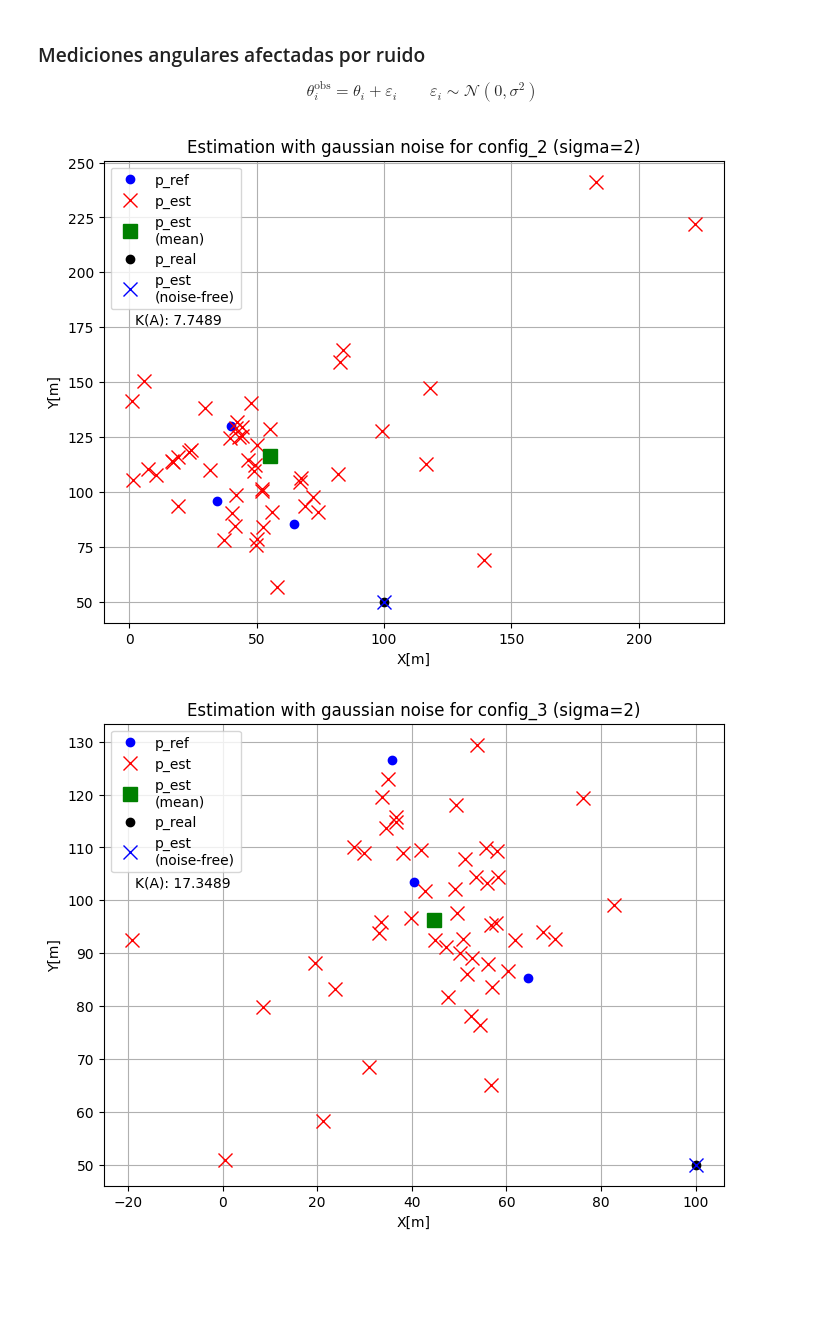
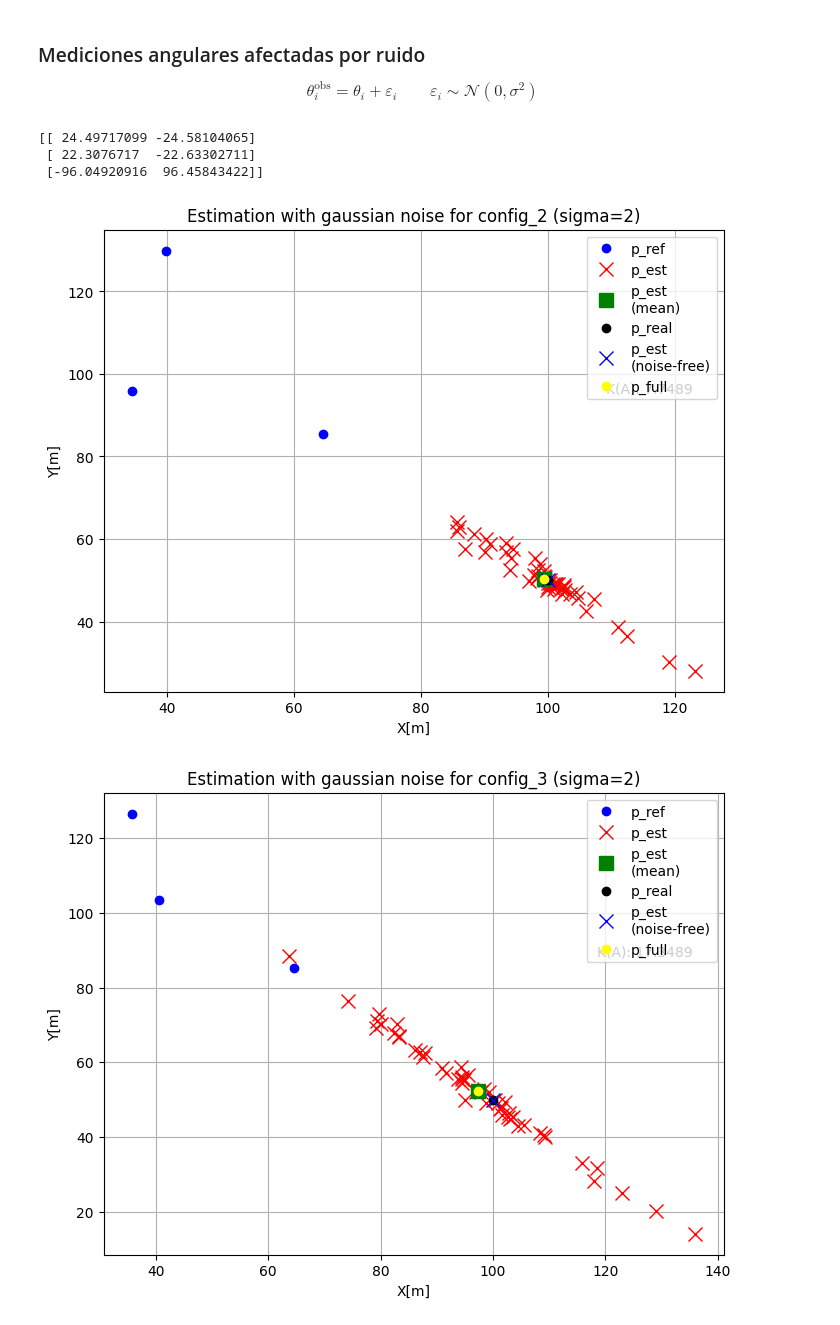
Before and after one commit to Alegarcia049/TP3_INFE, a Jupyter notebook: code.ipynb, the cells around one changed output. Cells and saved outputs as stored; diff of their text form; code cells hidden in the pictures; blank space fills up the shorter version.

```diff
--- a/code.ipynb
+++ b/code.ipynb
@@ -1,6 +1,8 @@
 # %%
 import numpy as np
 import matplotlib.pyplot as plt
+
+RNG = np.random.default_rng(42) # Random generator for reprodoctubility
 # %% [markdown]
 ## Data import
 # %%
@@ -81,8 +103,7 @@ $$ \kappa(A) = \frac{\sigma_{\max}(A)}{\sigma_{\min}(A)} $$
 def estimate_p(angles, positions):
     A = np.column_stack([np.cos(angles), -np.sin(angles)])    # Design matrix
     b = np.sum(A * positions, axis = 1) # Solutions for linear system
-    At = A.T
-    x = np.linalg.inv(At @ A) @ At @ b  # Least Squares solution
+    x, *_ = np.linalg.lstsq(A, b, rcond=None)  # Least Squares solution
     return  x, np.linalg.cond(A)
 # %% [markdown]
 # 2. Simulation
@@ -120,15 +203,15 @@ $$
 # %%
 # Introducing gaussian noise to reference points's coordinates
+SAMPLES = 50
 
-rng = np.random.default_rng(42) # Random generator for reprodoctubility
 sigmas = (2, 5, 10)
-estimations = np.zeros((3, 50, 2))
+estimations = np.zeros((3, SAMPLES, 2))
+full = np.zeros((3,2))
 for k in range(len(sigmas)):
-    noisy_sampling = np.tile(pos_1, (50, 1, 1))
-    noise = rng.normal(0, sigmas[k], size=(50, 3, 2))
-    noisy_sampling += noise
+    noisy_sampling = generate_gaussian_noisy_samples(pos_1, sigmas[k], SAMPLES, 0, RNG)
+    full[k], _ = estimate_p_batches(theta_1, noisy_sampling)
     for i in range(noisy_sampling.shape[0]):
-        x, cond = estimate_p(theta_1, noisy_sampling[i])
+        x, _ = estimate_p(theta_1, noisy_sampling[i])
         estimations[k, i] = x
 
 for i in range(estimations.shape[0]):
@@ -137,8 +220,9 @@ for i in range(estimations.shape[0]):
     plt.plot(estimations[i,:,0], estimations[i,:,1], 'x', markersize=10.0, color='red', label='p_est')
     plt.plot(np.mean(estimations[:,i,0]), np.mean(estimations[:,i,1]), 's', markersize=10.0, color='green', label='p_est\n(mean)')
     plt.plot(p[0], p[1], 'o', color='black', label='p_real')
+    plt.plot(full[i,0],full[i,1], 'o', color='yellow', label='p_full')
     plt.title(f'Estimation with gaussian noise config_1 (sigma={sigmas[i]})')
-    plt.legend(loc='upper left')
+    plt.legend(loc='upper right')
     plt.xlabel('X[m]')
     plt.ylabel('Y[m]')
     plt.grid(True)
@@ -157,49 +241,43 @@ $$
 $$
 # %%
 # Introducing gaussian noise into observed angles
-
-thetas_234 = np.array([[config_2[p]['angulo'] for p in config_2.keys()],
-                       [config_3[p]['angulo'] for p in config_3.keys()],
-                       [config_4[p]['angulo'] for p in config_4.keys()]])
-pos_234 = np.array([[config_2[p]['pos'] for p in config_2.keys()],
-                    [config_3[p]['pos'] for p in config_3.keys()],
-                    [config_4[p]['pos'] for p in config_4.keys()]
-                   ])
-
+angles_234 = np.array(angles_clean[1:,:])
+pos_234 = np.array(positions_clean[1:,:])
 # First we get the solution without noise and condition number of design matrix for a later comparison
+sigma = 2
 conditions = np.zeros(3)
 clean_solutions = np.zeros((3, 2))
+full = np.zeros((3,2))
+estimations = np.zeros((SAMPLES, 3, 2))
+noisy_pos = generate_gaussian_noisy_samples(pos_234, sigma, SAMPLES, 1, RNG)
+for config in range(3):
+    clean_solutions[config], conditions[config] = estimate_p(angles_234[config], pos_234[config])
+    full[config], _ = estimate_p_batches(angles_234[config], noisy_pos[config])
+    for sample in range(SAMPLES):
+        x, _ = estimate_p(angles_234[config], noisy_pos[config, sample])
+        estimations[sample, config] = x
+
 for i in range(3):
-    clean_solutions[i], conditions[i] = estimate_p(thetas_234[i], pos_234[i])
-
-rng = np.random.default_rng(42) # Random generator for reprodoctubility
-sigma = 2
-estimations = np.zeros((50, 3, 2))
-noise_angles = np.tile(thetas_234, (50, 1, 1))
-noise = rng.normal(0, sigma, size=(50, 3, 3))
-noise_angles += noise
-for i in range(estimations.shape[0]):
-    for j in range(estimations.shape[1]):
-        x, cond = estimate_p(noise_angles[i,j,:], pos_234[j,:])
-        estimations[i, j] = x
-
-for i in range(estimations.shape[1]):
     plt.figure(figsize=(8,6))
     plt.plot(pos_234[i,:,0], pos_234[i,:,1], 'o', color='blue', label='p_ref')
     plt.plot(estimations[:,i,0], estimations[:,i,1], 'x', markersize=10.0, color='red', label='p_est')
     plt.plot(np.mean(estimations[:,i,0]), np.mean(estimations[:,i,1]), 's', markersize=10.0, color='green', label='p_est\n(mean)')
     plt.plot(p[0], p[1], 'o', color='black', label='p_real')
     plt.plot(clean_solutions[i][0], clean_solutions[i][1], 'x', markersize=10.0, color='blue', label='p_est\n(noise-free)')
+    plt.plot(full[i,0],full[i,1], 'o', color='yellow', label='p_full')
     plt.title(f'Estimation with gaussian noise for config_{i+2} (sigma={sigma})')
-    leg = plt.legend(loc='upper left')
+    leg = plt.legend(loc='upper right')
     # For text alignment
     plt.gcf().canvas.draw()
     bb = leg.get_bbox_to_anchor().transformed(plt.gca().transAxes.inverted())
-    plt.text(0.05, 0.67, f'K(A): {conditions[i]:.4f}', transform=plt.gca().transAxes, ha='left', va='top')
+    plt.text(0.95, 0.67, f'K(A): {conditions[i]:.4f}', transform=plt.gca().transAxes, ha='right', va='top')
     plt.xlabel('X[m]')
     plt.ylabel('Y[m]')
     plt.grid(True)
     plt.show()
 # %% [output]
+[[ 24.49717099 -24.58104065]
+ [ 22.3076717  -22.63302711]
+ [-96.04920916  96.45843422]]
-[figure, old version]
+[figure, new version]
-[figure, old version]
+[figure, new version]
```
Also changed, not shown: parts of 8 cells of this notebook.
